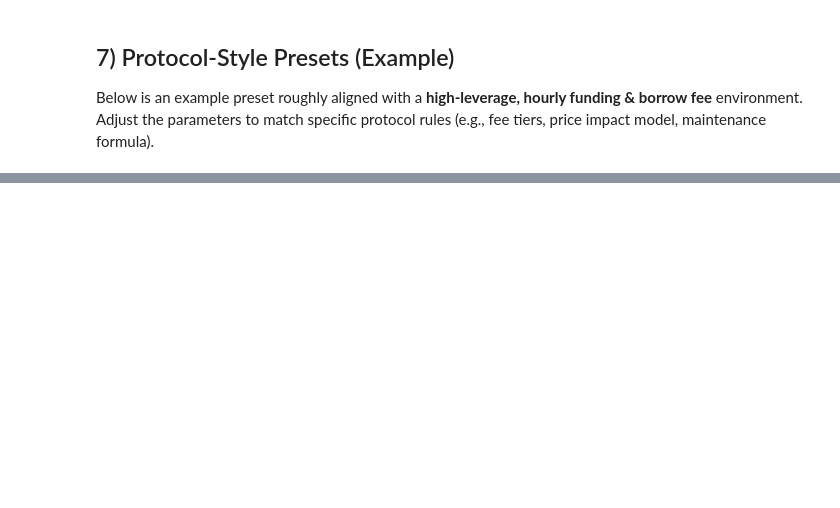
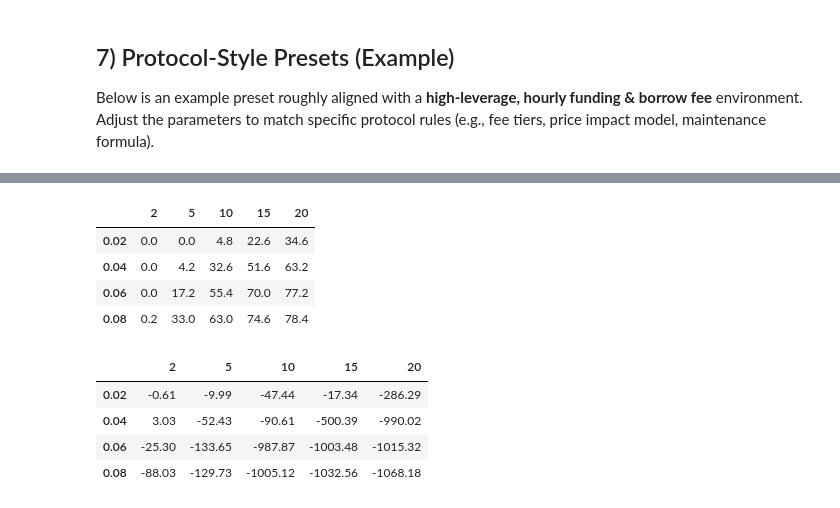
Before and after one commit to LucaPennella/sok-defi-derivatives, a Jupyter notebook: Perpetuals-Simulation-Notebook.ipynb, the cells around one changed output, grey strips where cells are left out. Saved outputs shown, nothing was run; the diff lists cells and outputs as text; code cells hidden in the pictures; blank space fills up the shorter version.

```diff
--- a/Perpetuals-Simulation-Notebook.ipynb
+++ b/Perpetuals-Simulation-Notebook.ipynb
@@ -628,0 +737,40 @@ Preset — Average PnL: -97.09 | Liq Prob: 38.80%
+# %%
+def table_pnl_stat_sigma_leverage(
+    sigma_list: List[float],
+    leverage_list: List[float],
+    n_runs: int,
+    base_price: PriceProcessParams,
+    base_perp: PerpParams,
+    stat_fn: Callable[[np.ndarray], float] = np.median,
+    decimals: int = 2,
+) -> pd.DataFrame:
+    data = np.zeros((len(sigma_list), len(leverage_list)))
+    for i, sig in enumerate(sigma_list):
+        for j, L in enumerate(leverage_list):
+            price_p = PriceProcessParams(**{**base_price.__dict__, "sigma": sig})
+            perp_p  = PerpParams(**{**base_perp.__dict__, "leverage": L})
+            out = simulate_batch(n_runs=n_runs, price_params=price_p, perp_params=perp_p)
+            pnl = out["df"]["realized_pnl"].values
+            data[i, j] = stat_fn(pnl)
+    df = pd.DataFrame(data, index=sigma_list, columns=leverage_list)
+    return df.round(decimals)
+# %%
+sigma_grid = [0.02, 0.04, 0.06, 0.08]
+lev_grid   = [2, 5, 10, 15, 20]
+
+tbl_liq_sl = table_liq_prob_sigma_leverage(sigma_grid, lev_grid, n_runs=500, base_price=price_p, base_perp=perp_base)
+tbl_med_sl = table_pnl_stat_sigma_leverage(sigma_grid, lev_grid, n_runs=500, base_price=price_p, base_perp=perp_base, stat_fn=np.median)
+
+display(tbl_liq_sl)
+display(tbl_med_sl)
+# %% [output]
+|  | 2 | 5 | 10 | 15 | 20 |
+| 0.02 | 0.0 | 0.0 | 4.8 | 22.6 | 34.6 |
+| 0.04 | 0.0 | 4.2 | 32.6 | 51.6 | 63.2 |
+| 0.06 | 0.0 | 17.2 | 55.4 | 70.0 | 77.2 |
+| 0.08 | 0.2 | 33.0 | 63.0 | 74.6 | 78.4 |
+|  | 2 | 5 | 10 | 15 | 20 |
+| 0.02 | -0.61 | -9.99 | -47.44 | -17.34 | -286.29 |
+| 0.04 | 3.03 | -52.43 | -90.61 | -500.39 | -990.02 |
+| 0.06 | -25.30 | -133.65 | -987.87 | -1003.48 | -1015.32 |
+| 0.08 | -88.03 | -129.73 | -1005.12 | -1032.56 | -1068.18 |
```
Also changed, not shown: parts of 8 cells of this notebook.
